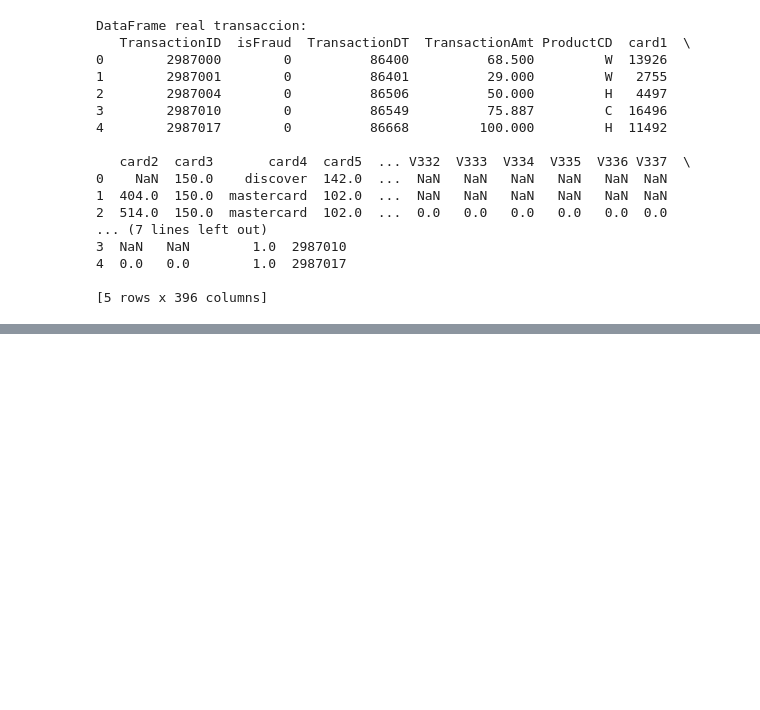
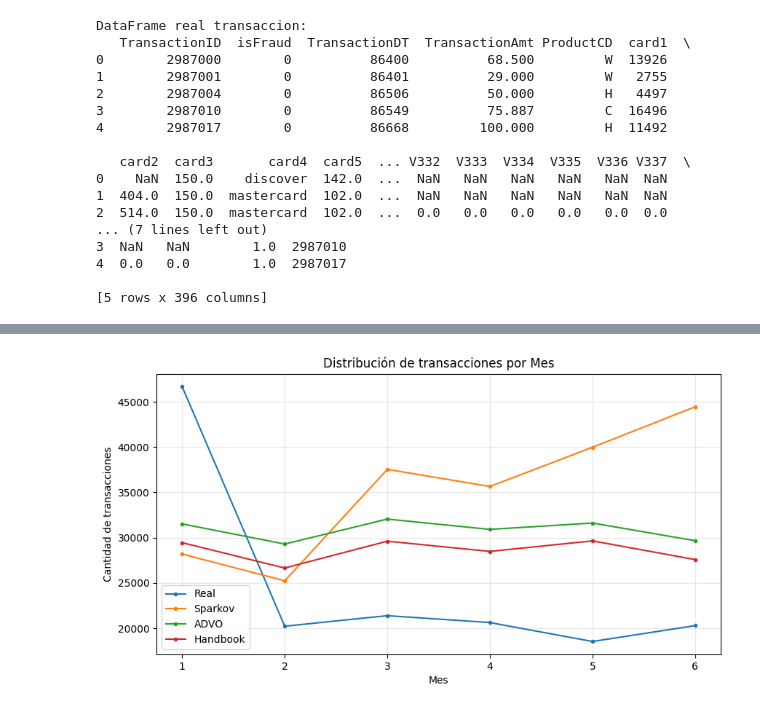
Before and after one commit to AngelMalpartida/Data-Fraud-Detection, a Jupyter notebook: Simuladores/generacionSimuladores.ipynb, the cells around one changed output, grey strips where cells are left out. Cells and saved outputs as stored; diff of their text form; code cells hidden in the pictures; blank space fills up the shorter version.

```diff
--- a/Simuladores/generacionSimuladores.ipynb
+++ b/Simuladores/generacionSimuladores.ipynb
@@ -356,0 +509,21 @@ Name: acct_num, Length: 211043, dtype: object
+# %%
+def plot_txn_by_month(datasets, names):
+    plt.figure(figsize=(10, 5))
+    for df, name in zip(datasets, names):
+        # Contar transacciones por mes
+        monthly_counts = df.groupby('MONTH').size().reindex(range(1, 7), fill_value=0)
+        plt.plot(monthly_counts.index, monthly_counts.values, marker='.', label=name)
+    plt.title("Distribución de transacciones por Mes")
+    plt.xlabel("Mes")
+    plt.ylabel("Cantidad de transacciones")
+    plt.legend()
+    plt.grid(alpha=0.3)
+    plt.show()
+
+# Uso de la función
+datasets = [df_real_clean, df_sparkov_clean, df_ADVO_clean, df_Handbook_clean]
+names = ["Real", "Sparkov", "ADVO", "Handbook"]
+
+plot_txn_by_month(datasets, names)
+# %% [output]
+[figure, added]
```
Also changed, not shown: parts of 31 cells of this notebook, 10 other files.
